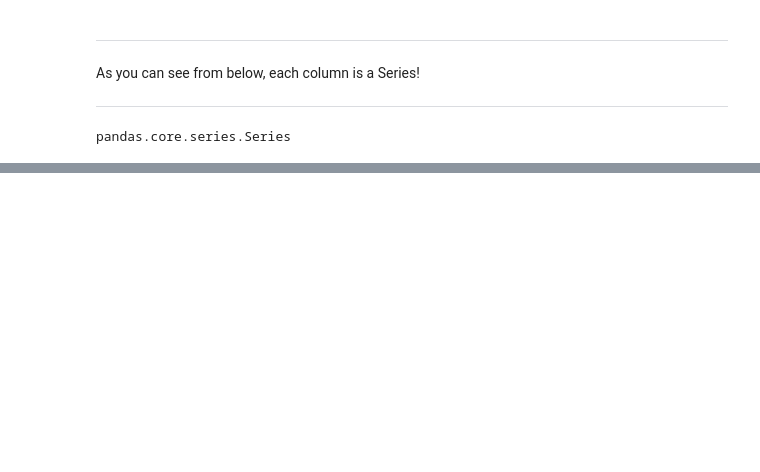
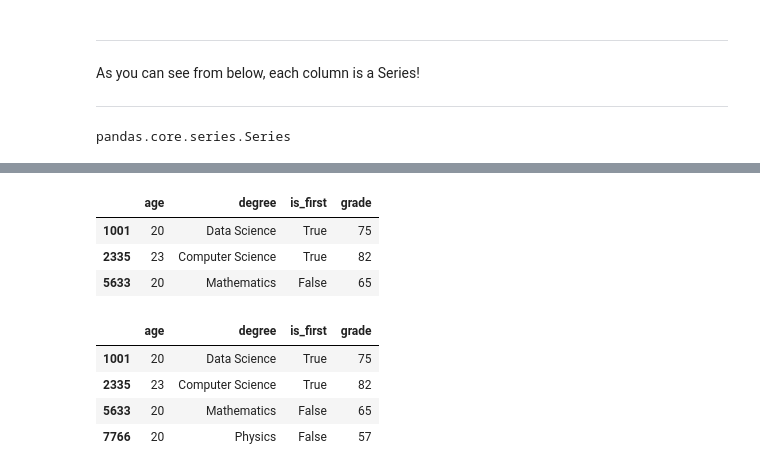
Before and after one commit to christophersoo/bdss-ws2526, a Jupyter notebook: session_01/pandas_intro.ipynb, the cells around one changed output, grey strips where cells are left out. Drawn from its saved outputs; the diff is of its cells as text; code cells hidden in the pictures; blank space fills up the shorter version.

```diff
--- a/session_01/pandas_intro.ipynb
+++ b/session_01/pandas_intro.ipynb
@@ -322,0 +393,4 @@ pandas.core.series.Series
+# %%
+# change the ages of the age column
+df["age"] = [21, 23, 20]
+df
@@ -322,0 +408,4 @@ pandas.core.series.Series
+# %%
+# Change the age of 1001
+df.loc["1001", "age"] = 19
+df
@@ -322,0 +432,4 @@ pandas.core.series.Series
+# %%
+# changing the values for 1001
+df.loc["1001"] = [20, "Data Science", True]
+df
@@ -322,0 +468,19 @@ pandas.core.series.Series
+# %%
+# Adding a column
+df["grade"] = [75, 82, 65]
+df
+# %% [output]
+|  | age | degree | is_first | grade |
+| 1001 | 20 | Data Science | True | 75 |
+| 2335 | 23 | Computer Science | True | 82 |
+| 5633 | 20 | Mathematics | False | 65 |
+# %%
+# Adding a row
+df.loc["7766"] = [20, "Physics", False, 57]
+df
+# %% [output]
+|  | age | degree | is_first | grade |
+| 1001 | 20 | Data Science | True | 75 |
+| 2335 | 23 | Computer Science | True | 82 |
+| 5633 | 20 | Mathematics | False | 65 |
+| 7766 | 20 | Physics | False | 57 |
```
Also changed, not shown: parts of 43 cells of this notebook, 1 other file.
